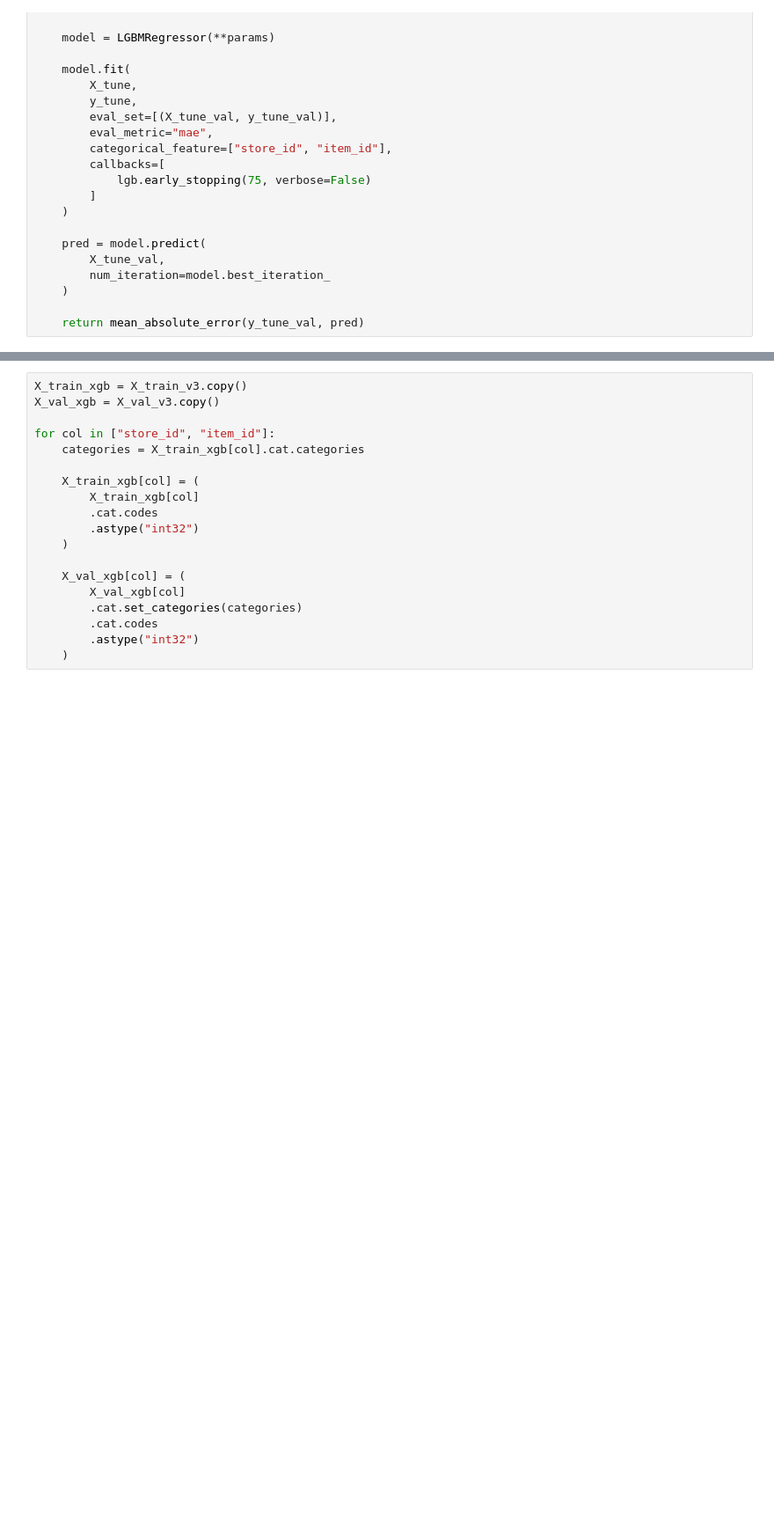
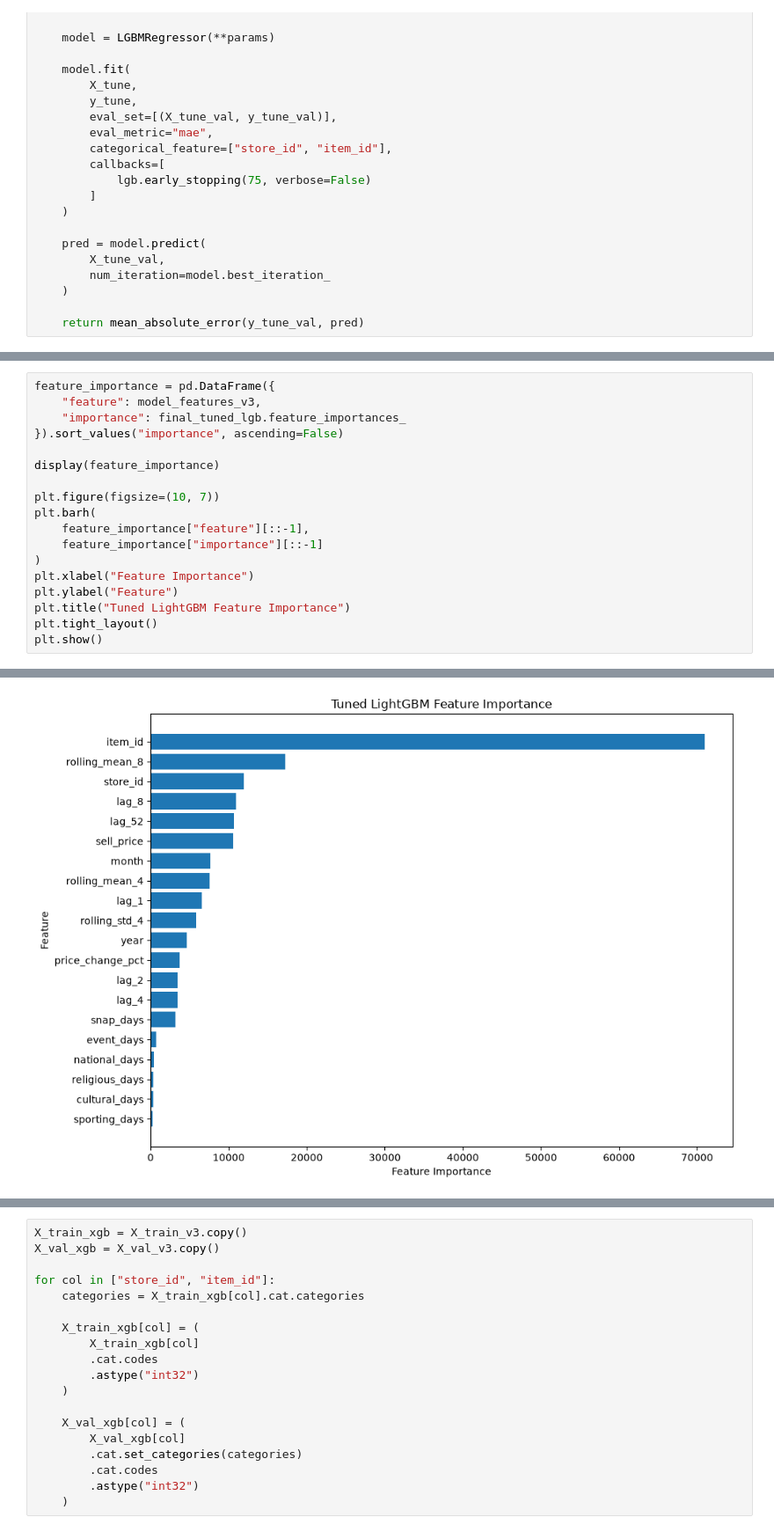
Before and after one commit to zehradedebali-cyber/retail-demand-forecasting, a Jupyter notebook: notebooks/01_data_exploration_RECOVERED.ipynb, the cells around one changed output, grey strips where cells are left out. Shown at 88% size. Saved outputs shown, nothing was run; the diff lists cells and outputs as text; blank space fills up the shorter version.

Commit message:
Finalize v4 forecasting models and evaluation

```diff
--- a/notebooks/01_data_exploration_RECOVERED.ipynb
+++ b/notebooks/01_data_exploration_RECOVERED.ipynb
@@ -1673,0 +2822,19 @@ print(
+# %%
+feature_importance = pd.DataFrame({
+    "feature": model_features_v3,
+    "importance": final_tuned_lgb.feature_importances_
+}).sort_values("importance", ascending=False)
+
+display(feature_importance)
+
+plt.figure(figsize=(10, 7))
+plt.barh(
+    feature_importance["feature"][::-1],
+    feature_importance["importance"][::-1]
+)
+plt.xlabel("Feature Importance")
+plt.ylabel("Feature")
+plt.title("Tuned LightGBM Feature Importance")
+plt.tight_layout()
+plt.show()
+# %% [output]
@@ -1673,0 +2858 @@ print(
+[figure, added]
```
Also changed, not shown: parts of 151 cells of this notebook.
